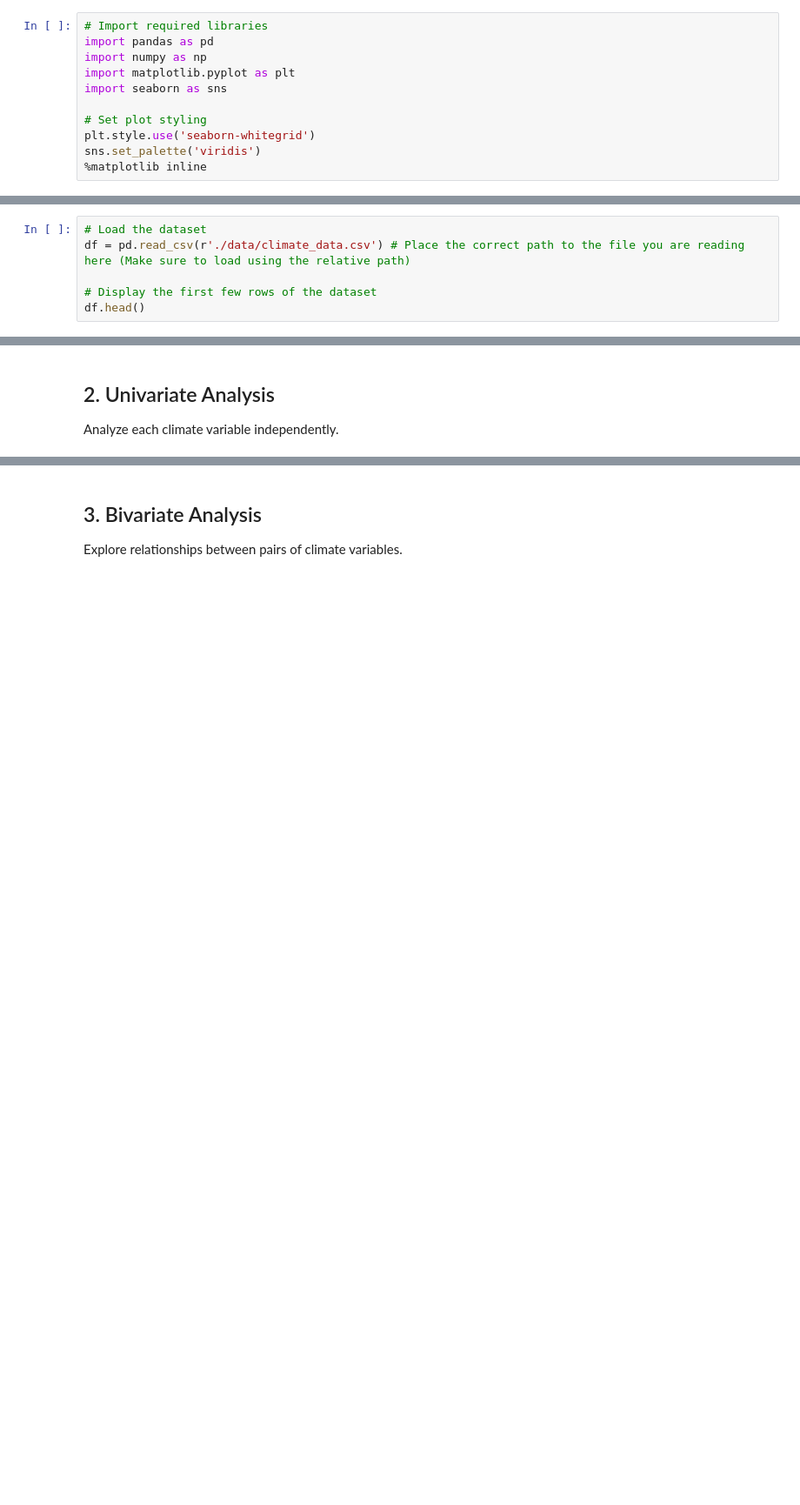
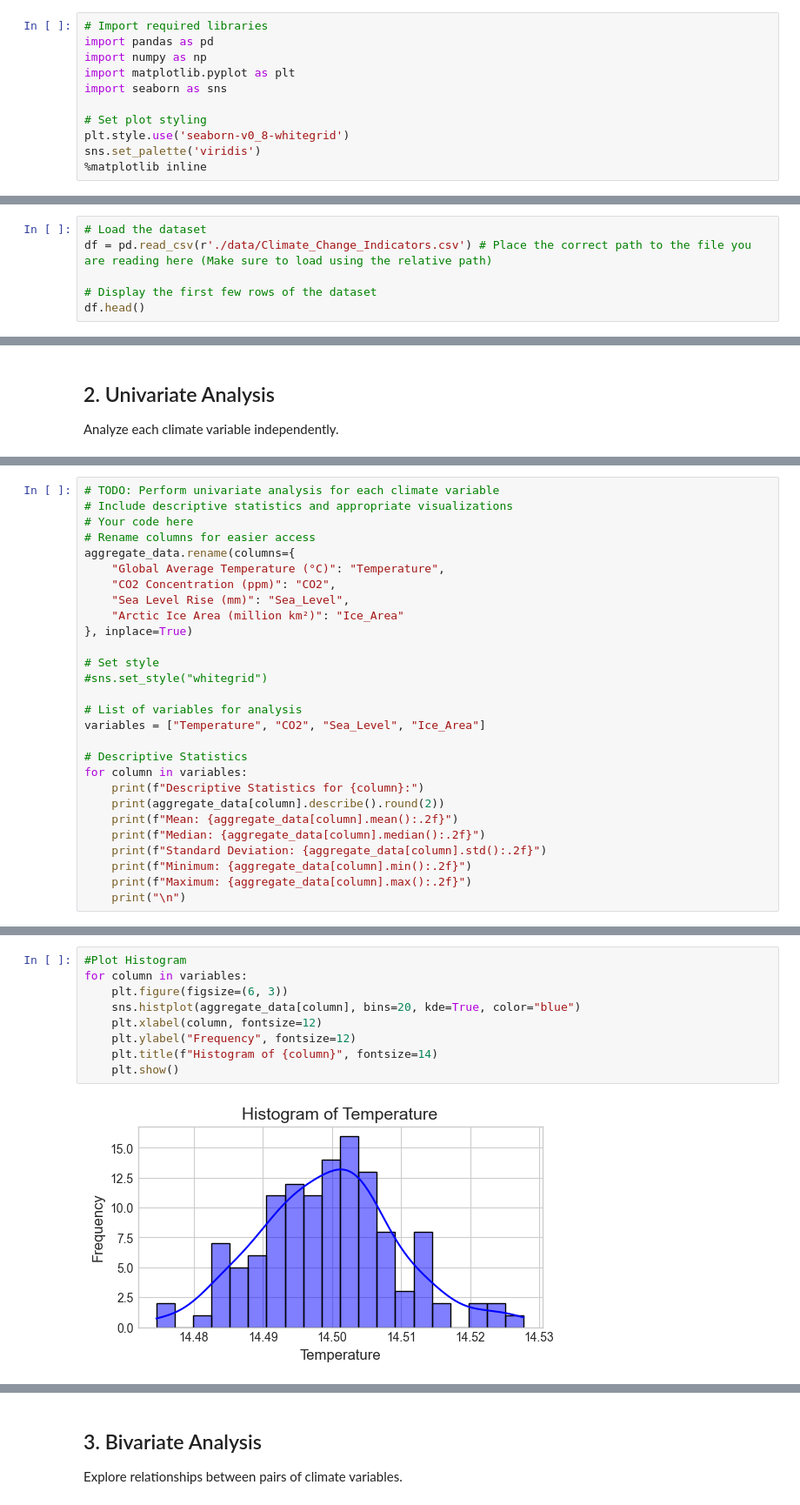
Before and after one commit to Omdena-NIC-Nepal/complete-eda-team-proactive, a Jupyter notebook: starter-notebook.ipynb, the cells around one changed output, grey strips where cells are left out. Shown at 87% size. Cells and saved outputs as stored; diff of their text form; blank space fills up the shorter version.

```diff
--- a/starter-notebook.ipynb
+++ b/starter-notebook.ipynb
@@ -13,6 +13,6 @@ import matplotlib.pyplot as plt
 import seaborn as sns
 
 # Set plot styling
-plt.style.use('seaborn-whitegrid')
+plt.style.use('seaborn-v0_8-whitegrid')
 sns.set_palette('viridis')
 %matplotlib inline
@@ -24,7 +22,7 @@ OSError: 'seaborn-whitegrid' is not a valid package style, path of style file, U
 Load the climate data and perform necessary cleaning and aggregation.
 # %%
 # Load the dataset
-df = pd.read_csv(r'./data/climate_data.csv') # Place the correct path to the file you are reading here (Make sure to load using the relative path)
+df = pd.read_csv(r'./data/Climate_Change_Indicators.csv') # Place the correct path to the file you are reading here (Make sure to load using the relative path)
 
 # Display the first few rows of the dataset
 df.head()
@@ -49,0 +92,28 @@ Analyze each climate variable independently.
+# %%
+# TODO: Perform univariate analysis for each climate variable
+# Include descriptive statistics and appropriate visualizations
+# Your code here
+# Rename columns for easier access
+aggregate_data.rename(columns={
+    "Global Average Temperature (°C)": "Temperature",
+    "CO2 Concentration (ppm)": "CO2",
+    "Sea Level Rise (mm)": "Sea_Level",
+    "Arctic Ice Area (million km²)": "Ice_Area"
+}, inplace=True)
+
+# Set style
+#sns.set_style("whitegrid")
+
+# List of variables for analysis
+variables = ["Temperature", "CO2", "Sea_Level", "Ice_Area"]
+
+# Descriptive Statistics
+for column in variables:
+    print(f"Descriptive Statistics for {column}:")
+    print(aggregate_data[column].describe().round(2))
+    print(f"Mean: {aggregate_data[column].mean():.2f}")
+    print(f"Median: {aggregate_data[column].median():.2f}")
+    print(f"Standard Deviation: {aggregate_data[column].std():.2f}")
+    print(f"Minimum: {aggregate_data[column].min():.2f}")
+    print(f"Maximum: {aggregate_data[column].max():.2f}")
+    print("\n")
@@ -49,0 +138,11 @@ Analyze each climate variable independently.
+# %%
+#Plot Histogram
+for column in variables:
+    plt.figure(figsize=(6, 3))
+    sns.histplot(aggregate_data[column], bins=20, kde=True, color="blue")
+    plt.xlabel(column, fontsize=12)
+    plt.ylabel("Frequency", fontsize=12)
+    plt.title(f"Histogram of {column}", fontsize=14)
+    plt.show()
+# %% [output]
+[figure, added]
```
Also changed, not shown: parts of 20 cells of this notebook.
